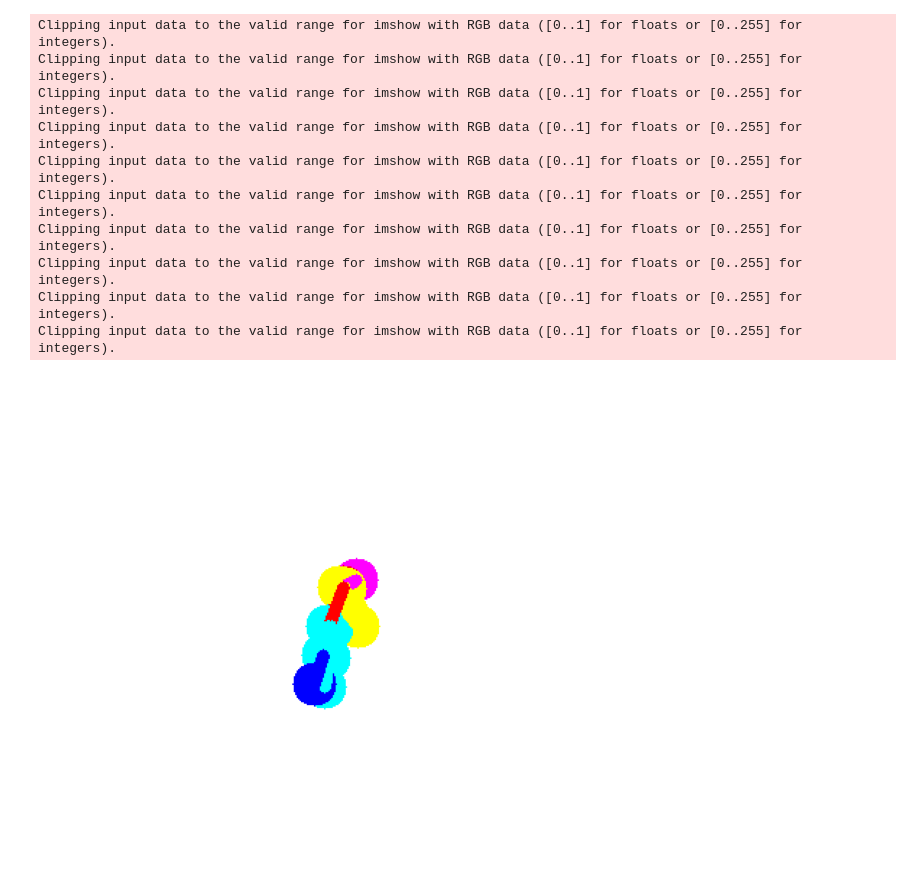
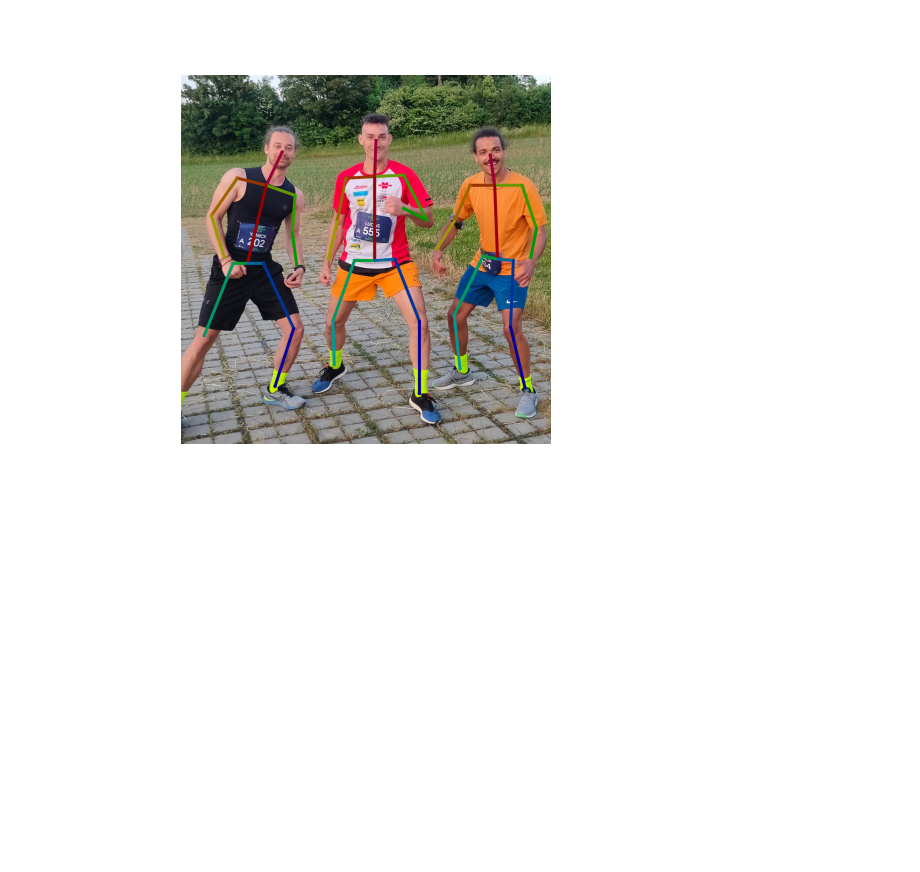
Before and after one commit to Nunigan/HardwareAcceleratedPoseTracking, a Jupyter notebook: ICAIPose.ipynb, the cells around one changed output. Cells and saved outputs as stored; diff of their text form; code cells hidden in the pictures; blank space fills up the shorter version.

Commit message:
new limb draw feature

```diff
--- a/ICAIPose.ipynb
+++ b/ICAIPose.ipynb
@@ -164,28 +166,36 @@ def post_new(conf, img):
     #     coordinates = peak_local_max(cm, min_distance=20, exclude_border=0)
     #     keypoints.append((org_size/256*coordinates).astype(np.int32)[...,::-1])
 
+    randint256x256 = np.random.randint(0,255,size=(256,256), dtype=np.uint16)
+
+
     for cm in conf_map_local:
-        kp = []
-        # cm[cm<0.2] = 0
-        t = time.time()
-        dil = cv2.dilate(cm, np.ones((3,3)), 1)
+
+        dil = cv2.dilate(cm, np.ones((10,10),dtype=np.uint8), 1)
         cor = np.nonzero(np.logical_and(cm == dil, cm>0.2))
-        keypoints.append((org_size/256*np.swapaxes(np.array(cor), 0,1)).astype(np.int32)[...,::-1])
-        # t = time.time()
+        kp = np.swapaxes(np.array(cor), 0,1).astype(np.int32)[...,::-1]
+        if len(kp) != 0:
+            kp[:,1] = kp[:,1] * org_size/256
+            kp[:,0] = kp[:,0] * org_size/256
+        keypoints.append(kp)
+        # kp = []
         # while True:
         #     max = np.unravel_index(np.argmax(cm), cm.shape)
         #     if cm[max] < conf_thresh:
         #         break
-        #     rr, cc = disk(max, 10, shape=(256,256))
+        #     rr, cc = disk(max, 25, shape=(256,256))
         #     cm[rr, cc] = 0
+        #     max = list(max)
+        #     max[0] = max[0] * 540/256
+        #     max[1] = max[1] * 540/256+210
+
         #     kp.append(max)
-        # print('disk', t - time.time())
-        # keypoints.append((org_size/256*np.array(kp)).astype(np.int32)[...,::-1])
+        # keypoints.append((np.array(kp)).astype(np.int32)[...,::-1])
 
     cnt = 0
     for kps in keypoints:
         for kp in kps:
-            img = cv2.circle(img, tuple(kp), 2, color_part[cnt], thickness=-1)
+            img = cv2.circle(img, tuple(kp), 10, color_part[cnt], thickness=-1)
         cnt += 1
 
     for k, (a,b) in enumerate(limbs):
@@ -211,7 +221,7 @@ def post_new(conf, img):
             flag = False
         for p1, p2 in pts:
             if np.linalg.norm(p1-p2) < org_size/2:
-                img = cv2.line(img, p1, p2, color_limb[k], 2)
+                img = cv2.line(img, p1, p2, color_limb[k], 15)
     return img
 
 def post_conf(conf):
@@ -227,39 +237,29 @@ def post_conf(conf):
     return conf_map
 # %%
 # imgs = np.load('validation_data/imgs.npy')
-# imgs = [imread('data/multi.jpg')]
+imgs = [imread('data/multi.jpg')]
 # import time
-imgs = np.load('validation_data/imgs.npy')
+# imgs = np.load('validation_data/imgs.npy')
 
 out = []
 
-for i, im in enumerate(imgs[:4]):
+for i, im in enumerate(imgs):
     conf = DL(im)
     # np.save('conf.npy',conf[-1])
 
     # t = time.time()
     img_draw = post_new(conf, im)
     # if i % 10 == 0:
     #     print(i, end=', ')
     # new2 = post_conf(conf)
     # new2 = cv2.cvtColor(new2,cv2.COLOR_GRAY2RGB)
     # new = cv2.resize(new, (512, 512))
     # new2 = cv2.resize(new2, (512, 512))
 
     # img_draw = np.hstack((new2, new/255 ))
     %matplotlib widget
     _, axis = plt.subplots(1,1)
     axis.imshow(img_draw/255)
     axis.axis("off")
 # %% [output]
-Clipping input data to the valid range for imshow with RGB data ([0..1] for floats or [0..255] for integers).
-Clipping input data to the valid range for imshow with RGB data ([0..1] for floats or [0..255] for integers).
-Clipping input data to the valid range for imshow with RGB data ([0..1] for floats or [0..255] for integers).
-Clipping input data to the valid range for imshow with RGB data ([0..1] for floats or [0..255] for integers).
-Clipping input data to the valid range for imshow with RGB data ([0..1] for floats or [0..255] for integers).
-Clipping input data to the valid range for imshow with RGB data ([0..1] for floats or [0..255] for integers).
-Clipping input data to the valid range for imshow with RGB data ([0..1] for floats or [0..255] for integers).
-Clipping input data to the valid range for imshow with RGB data ([0..1] for floats or [0..255] for integers).
-Clipping input data to the valid range for imshow with RGB data ([0..1] for floats or [0..255] for integers).
-Clipping input data to the valid range for imshow with RGB data ([0..1] for floats or [0..255] for integers).
-[figure, old version]
+[figure, new version]
```
Also changed, not shown: parts of 7 cells of this notebook, 10 other files.
